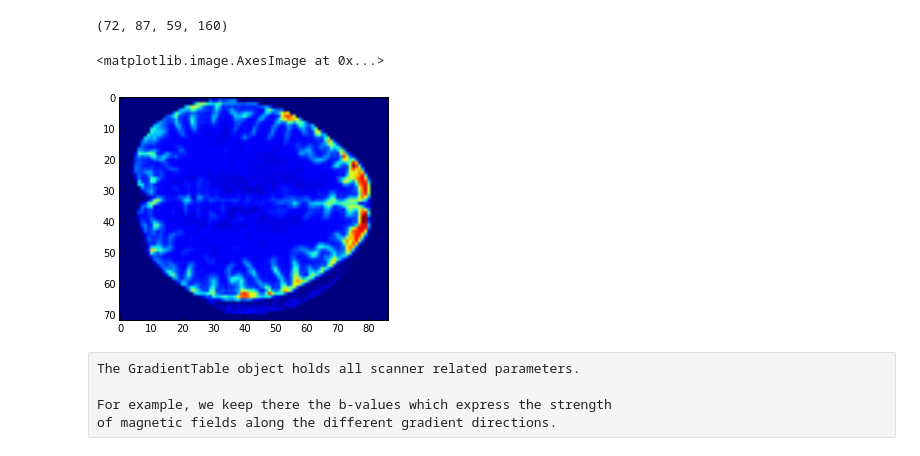
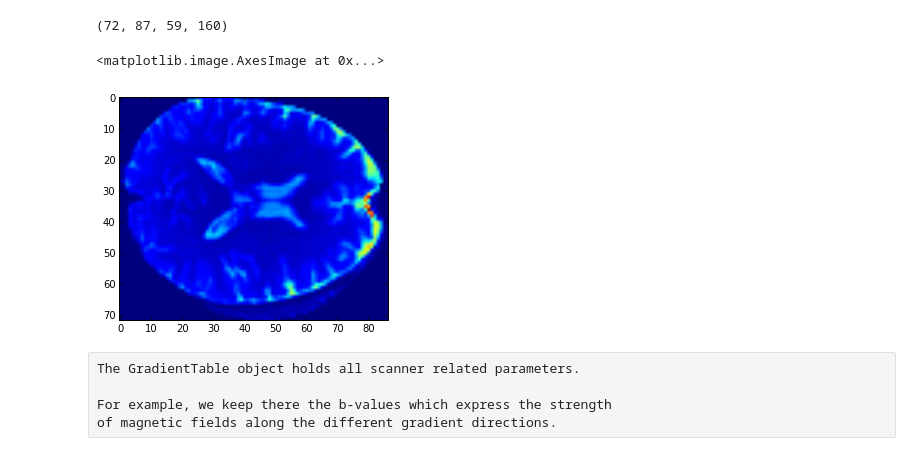
Before and after one commit to Garyfallidis/meta_didaktoriko, a Jupyter notebook: Apius_2013/Voxel Reconstruction.ipynb, the cells around one changed output. Drawn from its saved outputs; the diff is of its cells as text; code cells hidden in the pictures.

```diff
--- a/Apius_2013/Voxel Reconstruction.ipynb
+++ b/Apius_2013/Voxel Reconstruction.ipynb
@@ -43,10 +43,10 @@ data_masked.shape
 # %% [output]
 (72, 87, 59, 160)
 # %%
-imshow(data_masked[:, :, 76/2, 0])
+imshow(data_masked[:, :, 59/2, 0])
 # %% [output]
 <matplotlib.image.AxesImage at 0x...>
-[figure, old version]
+[figure, new version]
 # %% [raw]
 The GradientTable object holds all scanner related parameters.
 
```
Also changed, not shown: parts of 1 cell of this notebook, 2 other files.
